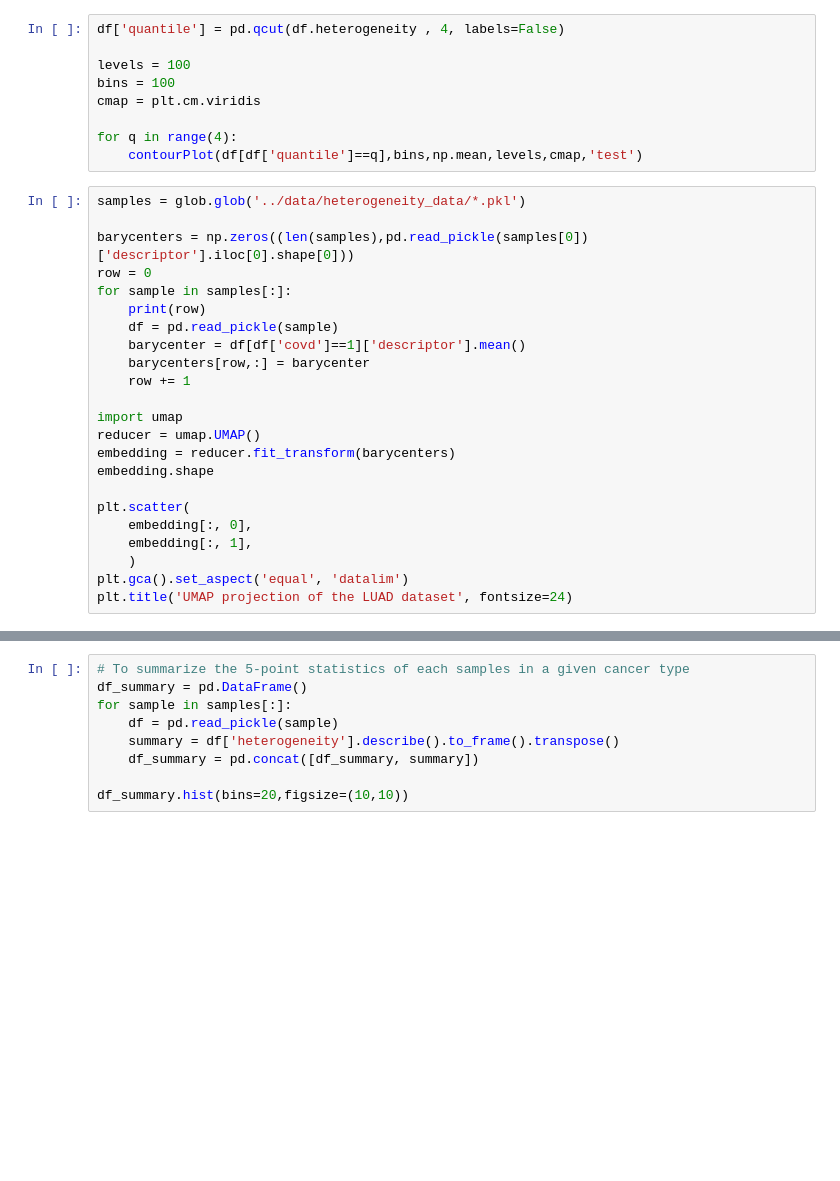
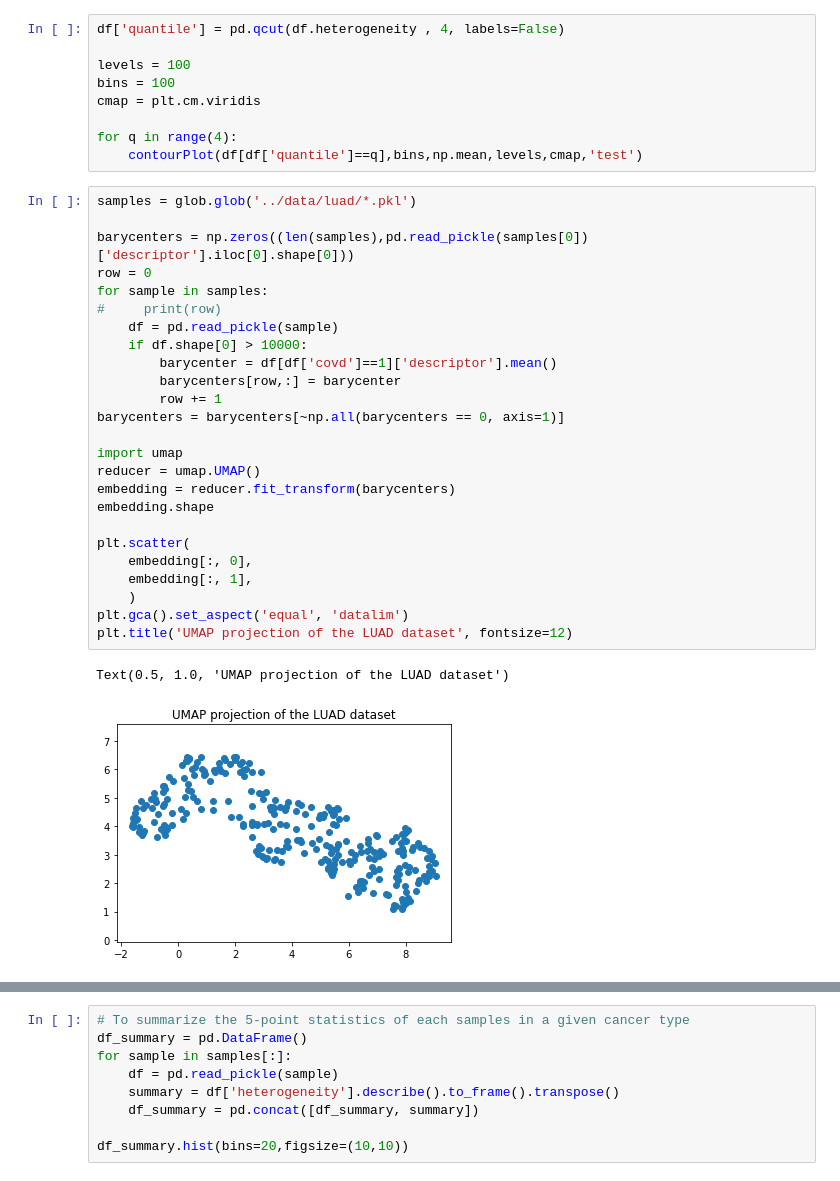
Before and after one commit to garner1/nucleAI, a Jupyter notebook: ipynb/test.test_output.ipynb, the cells around one changed output, grey strips where cells are left out. Saved outputs shown, nothing was run; the diff lists cells and outputs as text; blank space fills up the shorter version.

```diff
--- a/ipynb/test.test_output.ipynb
+++ b/ipynb/test.test_output.ipynb
@@ -64,25 +78,30 @@ cmap = plt.cm.viridis
 for q in range(4):
     contourPlot(df[df['quantile']==q],bins,np.mean,levels,cmap,'test')
 # %%
-samples = glob.glob('../data/heterogeneity_data/*.pkl')
+samples = glob.glob('../data/luad/*.pkl')
 
 barycenters = np.zeros((len(samples),pd.read_pickle(samples[0])['descriptor'].iloc[0].shape[0]))
 row = 0
-for sample in samples[:]:
-    print(row)
+for sample in samples:
+#     print(row)
     df = pd.read_pickle(sample)
-    barycenter = df[df['covd']==1]['descriptor'].mean()
-    barycenters[row,:] = barycenter
-    row += 1
+    if df.shape[0] > 10000:
+        barycenter = df[df['covd']==1]['descriptor'].mean()
+        barycenters[row,:] = barycenter
+        row += 1
+barycenters = barycenters[~np.all(barycenters == 0, axis=1)]
 
 import umap
 reducer = umap.UMAP()
 embedding = reducer.fit_transform(barycenters)
 embedding.shape
 
 plt.scatter(
     embedding[:, 0],
     embedding[:, 1],
     )
 plt.gca().set_aspect('equal', 'datalim')
-plt.title('UMAP projection of the LUAD dataset', fontsize=24)
+plt.title('UMAP projection of the LUAD dataset', fontsize=12)
+# %% [output]
+Text(0.5, 1.0, 'UMAP projection of the LUAD dataset')
+[figure, added]
```
Also changed, not shown: parts of 7 cells of this notebook, 1 other file.
